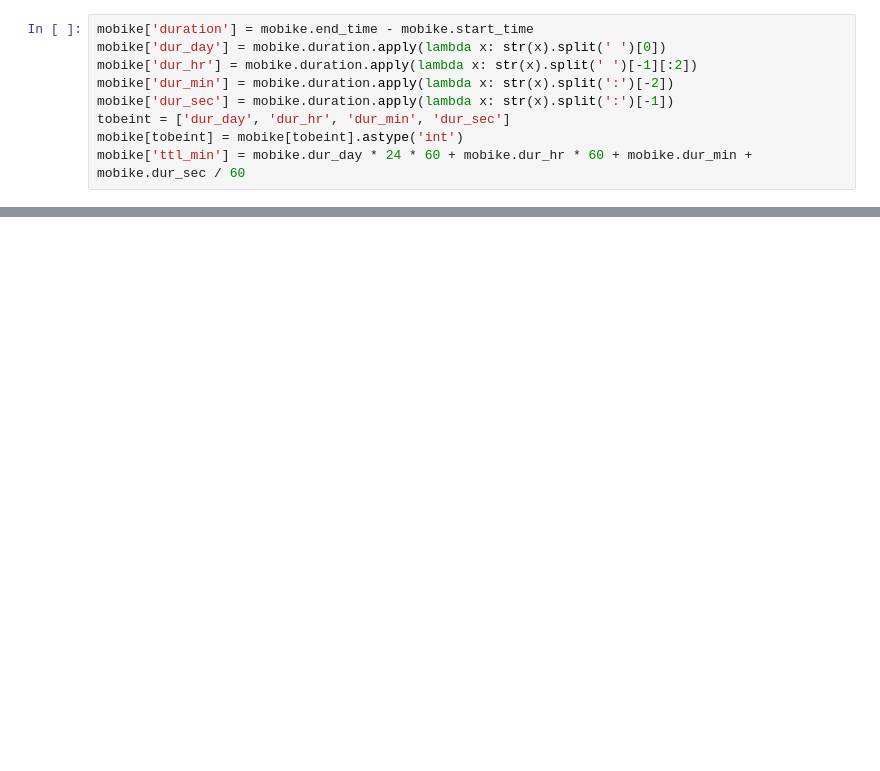
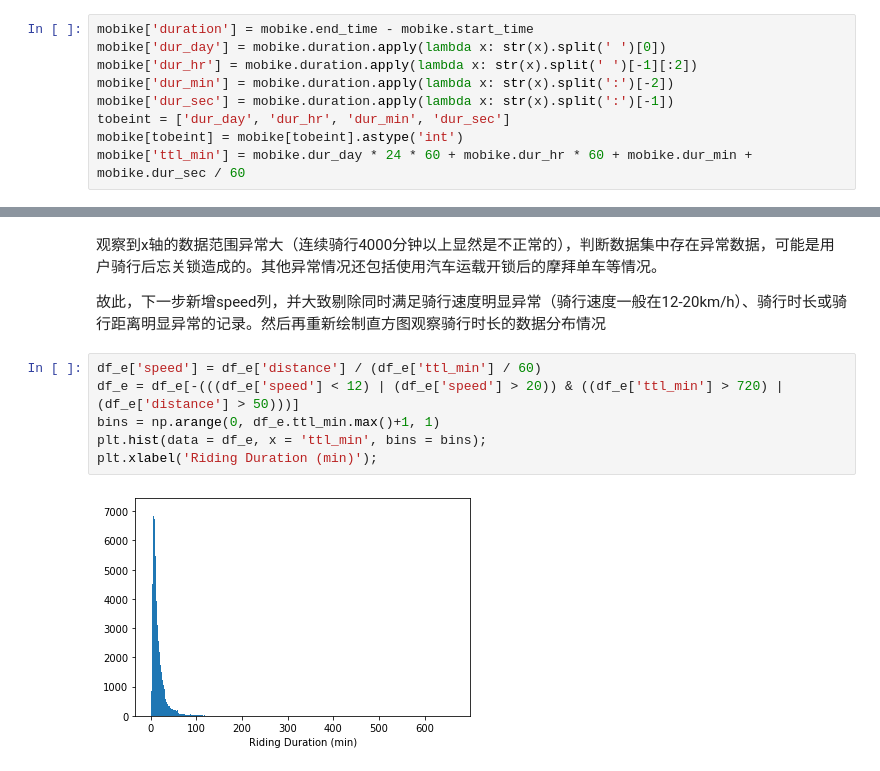
Before and after one commit to Andrehinh/Interesting-python, a Jupyter notebook: Mobike/Mobike_shanghai.ipynb, the cells around one changed output, grey strips where cells are left out. Drawn from its saved outputs; the diff is of its cells as text; blank space fills up the shorter version.

```diff
--- a/Mobike/Mobike_shanghai.ipynb
+++ b/Mobike/Mobike_shanghai.ipynb
@@ -239,0 +347,12 @@ def get_ring(item):
+# %% [markdown]
+观察到x轴的数据范围异常大（连续骑行4000分钟以上显然是不正常的），判断数据集中存在异常数据，可能是用户骑行后忘关锁造成的。其他异常情况还包括使用汽车运载开锁后的摩拜单车等情况。
+
+故此，下一步新增speed列，并大致剔除同时满足骑行速度明显异常（骑行速度一般在12-20km/h）、骑行时长或骑行距离明显异常的记录。然后再重新绘制直方图观察骑行时长的数据分布情况
+# %%
+df_e['speed'] = df_e['distance'] / (df_e['ttl_min'] / 60)
+df_e = df_e[-(((df_e['speed'] < 12) | (df_e['speed'] > 20)) & ((df_e['ttl_min'] > 720) | (df_e['distance'] > 50)))]
+bins = np.arange(0, df_e.ttl_min.max()+1, 1)
+plt.hist(data = df_e, x = 'ttl_min', bins = bins);
+plt.xlabel('Riding Duration (min)');
+# %% [output]
+[figure, added]
```
Also changed, not shown: parts of 70 cells of this notebook.
